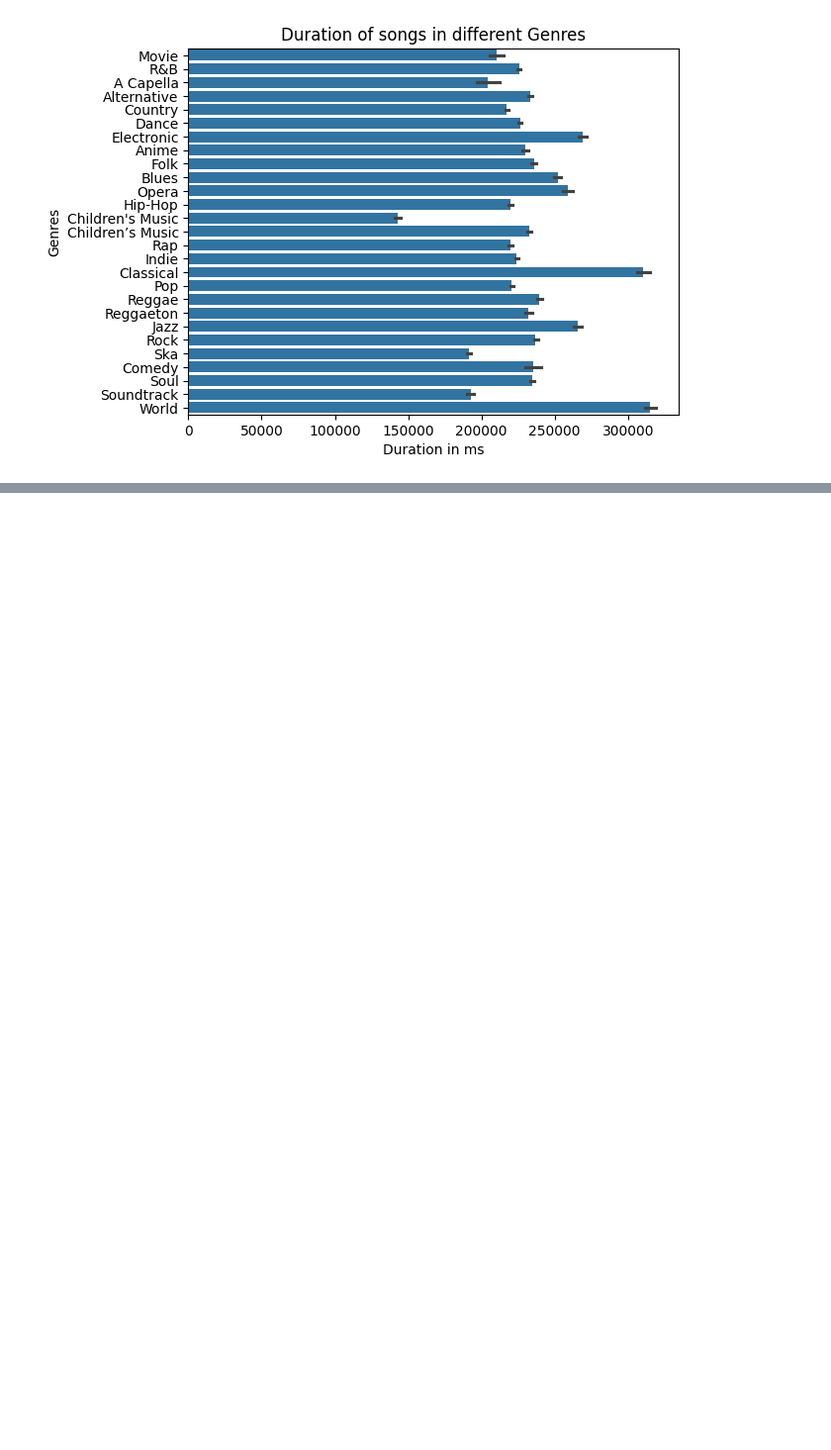
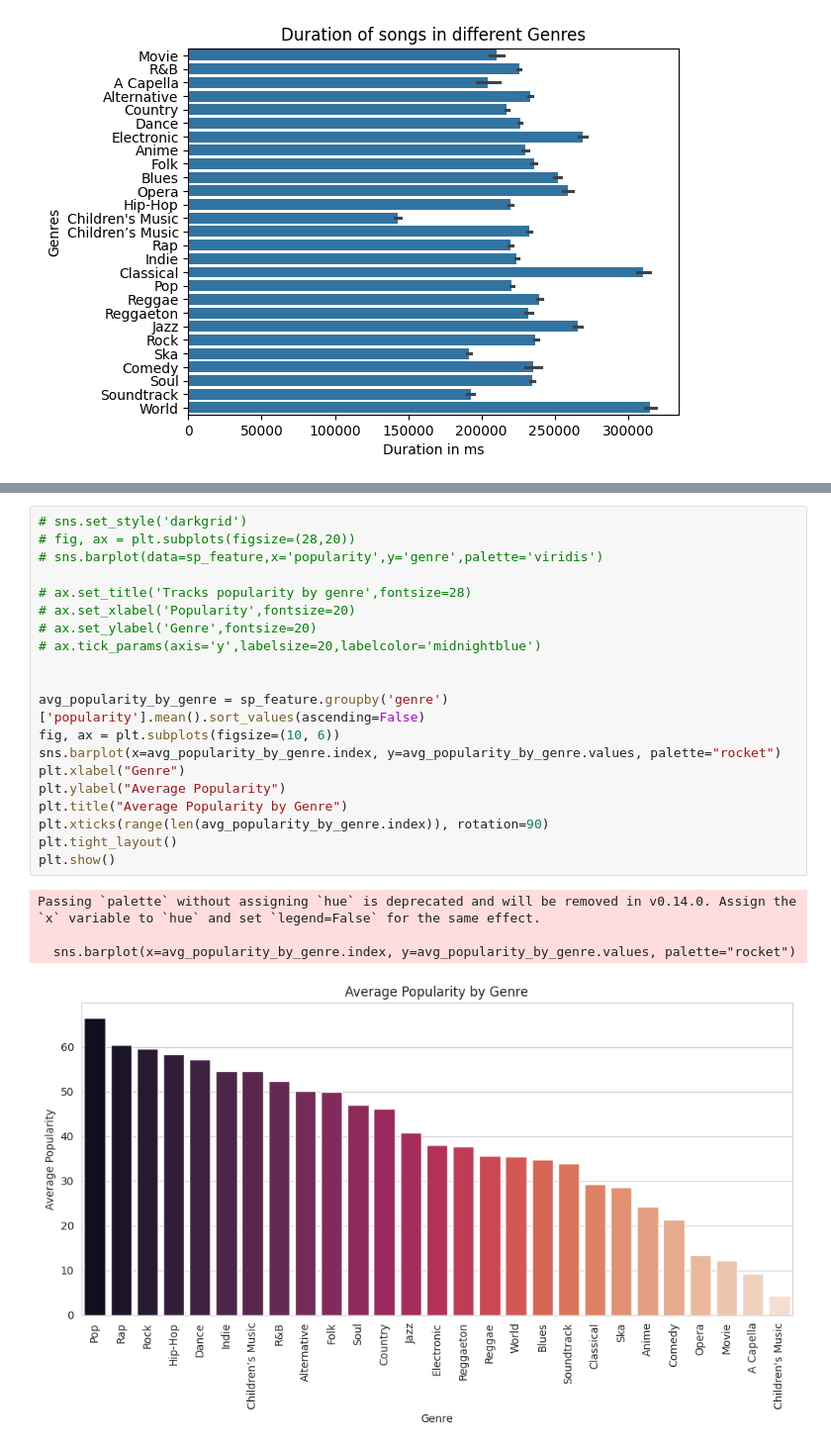
Before and after one commit to vedu003/SpotifyDataAnalysis, a Jupyter notebook: spotify.ipynb, the cells around one changed output, grey strips where cells are left out. Shown at 99% size. Cells and saved outputs as stored; diff of their text form; blank space fills up the shorter version.

```diff
--- a/spotify.ipynb
+++ b/spotify.ipynb
@@ -347,0 +337,25 @@ sns.barplot(y = 'genre', x = 'popularity', data = Top).set(title='Genres by Popu
+# %%
+# sns.set_style('darkgrid')
+# fig, ax = plt.subplots(figsize=(28,20))
+# sns.barplot(data=sp_feature,x='popularity',y='genre',palette='viridis')
+
+# ax.set_title('Tracks popularity by genre',fontsize=28)
+# ax.set_xlabel('Popularity',fontsize=20)
+# ax.set_ylabel('Genre',fontsize=20)
+# ax.tick_params(axis='y',labelsize=20,labelcolor='midnightblue')
+
+
+avg_popularity_by_genre = sp_feature.groupby('genre')['popularity'].mean().sort_values(ascending=False)
+fig, ax = plt.subplots(figsize=(10, 6))
+sns.barplot(x=avg_popularity_by_genre.index, y=avg_popularity_by_genre.values, palette="rocket")
+plt.xlabel("Genre")
+plt.ylabel("Average Popularity")
+plt.title("Average Popularity by Genre")
+plt.xticks(range(len(avg_popularity_by_genre.index)), rotation=90)
+plt.tight_layout()
+plt.show()
+# %% [output]
+Passing `palette` without assigning `hue` is deprecated and will be removed in v0.14.0. Assign the `x` variable to `hue` and set `legend=False` for the same effect.
+
+  sns.barplot(x=avg_popularity_by_genre.index, y=avg_popularity_by_genre.values, palette="rocket")
+[figure, added]
```
Also changed, not shown: parts of 4 cells of this notebook.
